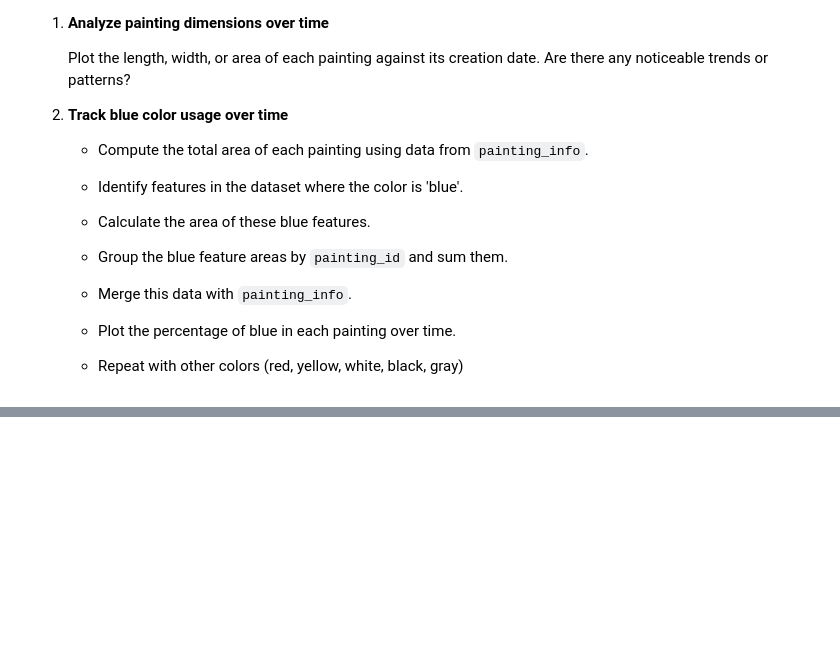
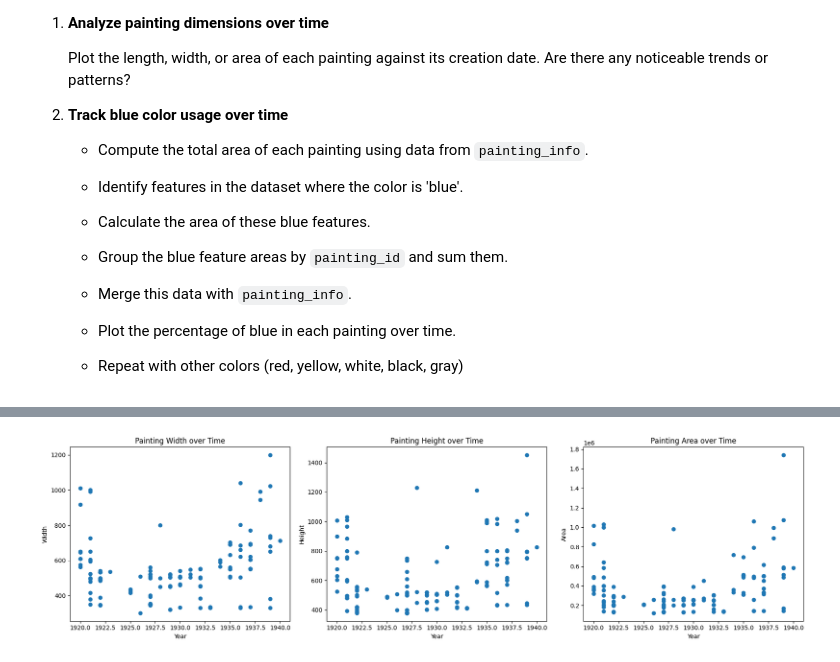
Before and after one commit to Aditi-dev07/Cisco_DataScience_Projects, a Jupyter notebook: Coding for Answer/mondrian-art-project/mondrian-art-project.ipynb, the cells around one changed output, grey strips where cells are left out. Drawn from its saved outputs; the diff is of its cells as text; code cells hidden in the pictures; blank space fills up the shorter version.

```diff
--- a/Coding for Answer/mondrian-art-project/mondrian-art-project.ipynb
+++ b/Coding for Answer/mondrian-art-project/mondrian-art-project.ipynb
@@ -405,0 +420,14 @@ Here are some ideas for extending the project:
+# %%
+import pandas as pd
+
+# Re-load dataframes and perform necessary merges to define painting_info
+features = pd.read_csv('mondrian-painting-features.csv')
+painting_info = pd.read_csv('mondrian-painting-info.csv')
+
+sizes = features.groupby('painting_id').size()
+complexity_df = sizes.reset_index(name='complexity')
+painting_info = painting_info.merge(complexity_df, on='painting_id', how='left')
+
+# Calculate the 'area' for each painting
+painting_info['area'] = painting_info['width'] * painting_info['height']
+painting_info.head()
@@ -405,0 +441,27 @@ Here are some ideas for extending the project:
+# %%
+import matplotlib.pyplot as plt
+
+fig, axes = plt.subplots(1, 3, figsize=(18, 5))
+
+# Plotting width over time
+axes[0].scatter(painting_info['year'], painting_info['width'])
+axes[0].set_xlabel('Year')
+axes[0].set_ylabel('Width')
+axes[0].set_title('Painting Width over Time')
+
+# Plotting height over time
+axes[1].scatter(painting_info['year'], painting_info['height'])
+axes[1].set_xlabel('Year')
+axes[1].set_ylabel('Height')
+axes[1].set_title('Painting Height over Time')
+
+# Plotting area over time
+axes[2].scatter(painting_info['year'], painting_info['area'])
+axes[2].set_xlabel('Year')
+axes[2].set_ylabel('Area')
+axes[2].set_title('Painting Area over Time')
+
+fig.tight_layout()
+plt.show()
+# %% [output]
+[figure, added]
```
Also changed, not shown: parts of 12 cells of this notebook.
